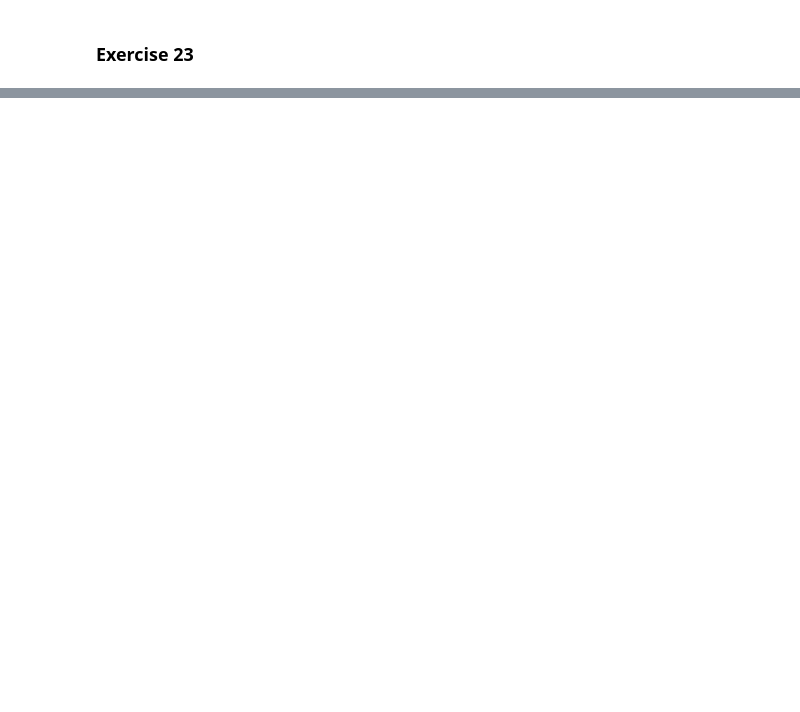
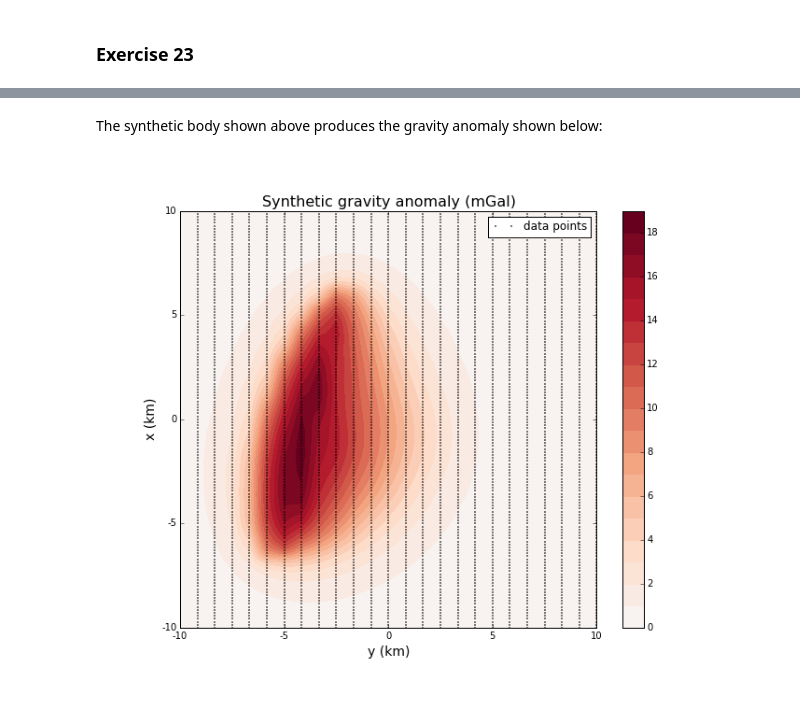
Before and after one commit to birocoles/Disciplina-metodos-computacionais, a Jupyter notebook: Content/lagrange.ipynb, the cells around one changed output, grey strips where cells are left out. Saved outputs shown, nothing was run; the diff lists cells and outputs as text; code cells hidden in the pictures; blank space fills up the shorter version.

```diff
--- a/Content/lagrange.ipynb
+++ b/Content/lagrange.ipynb
@@ -81,0 +104,6 @@ plt.show()
+# %% [markdown]
+The synthetic body shown above produces the gravity anomaly shown below:
+# %%
+img('synthetic_gravity_data/map.png')
+# %% [output]
+[figure, added]
```
Also changed, not shown: parts of 28 cells of this notebook, 10 other files.
